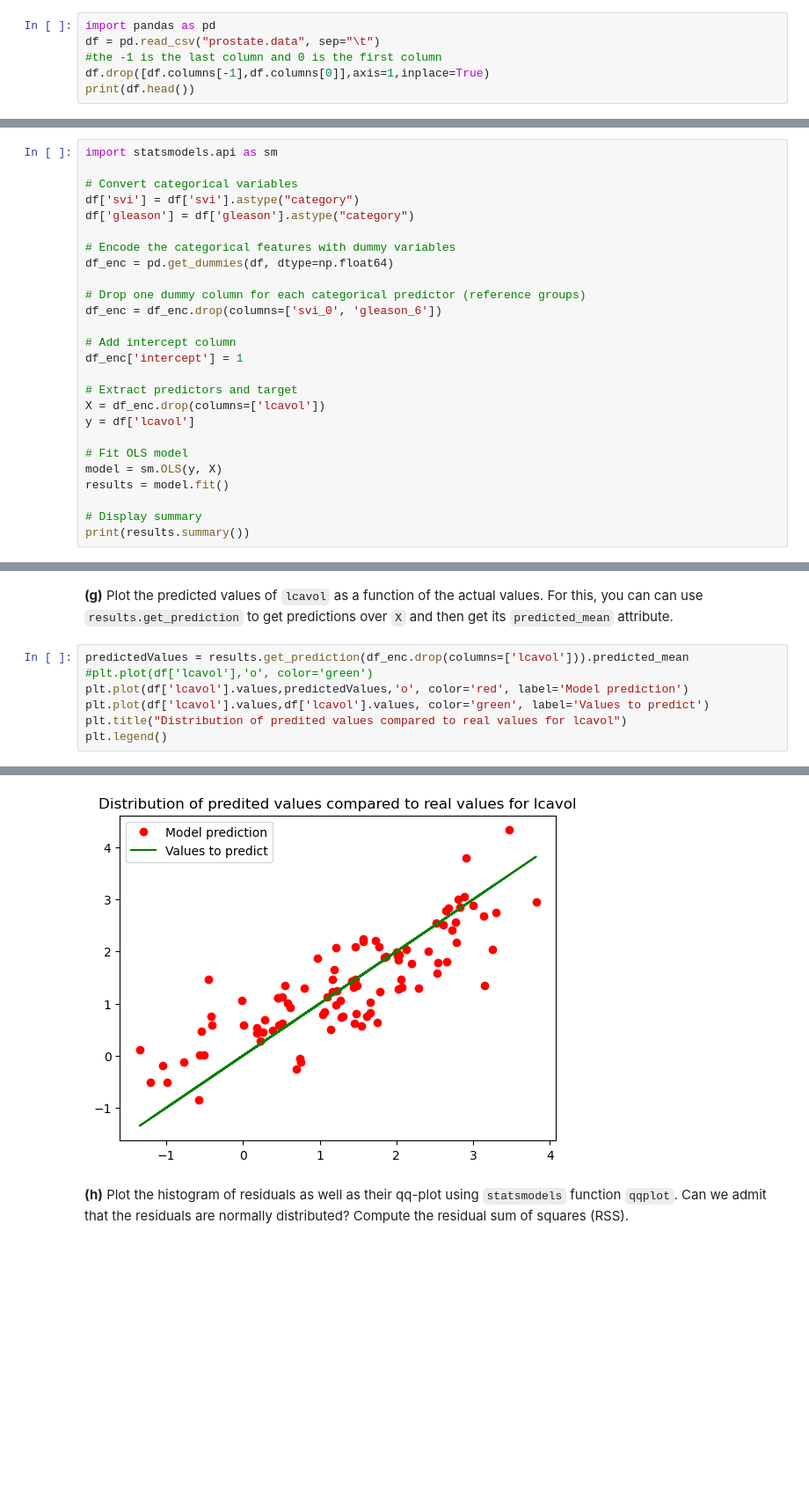
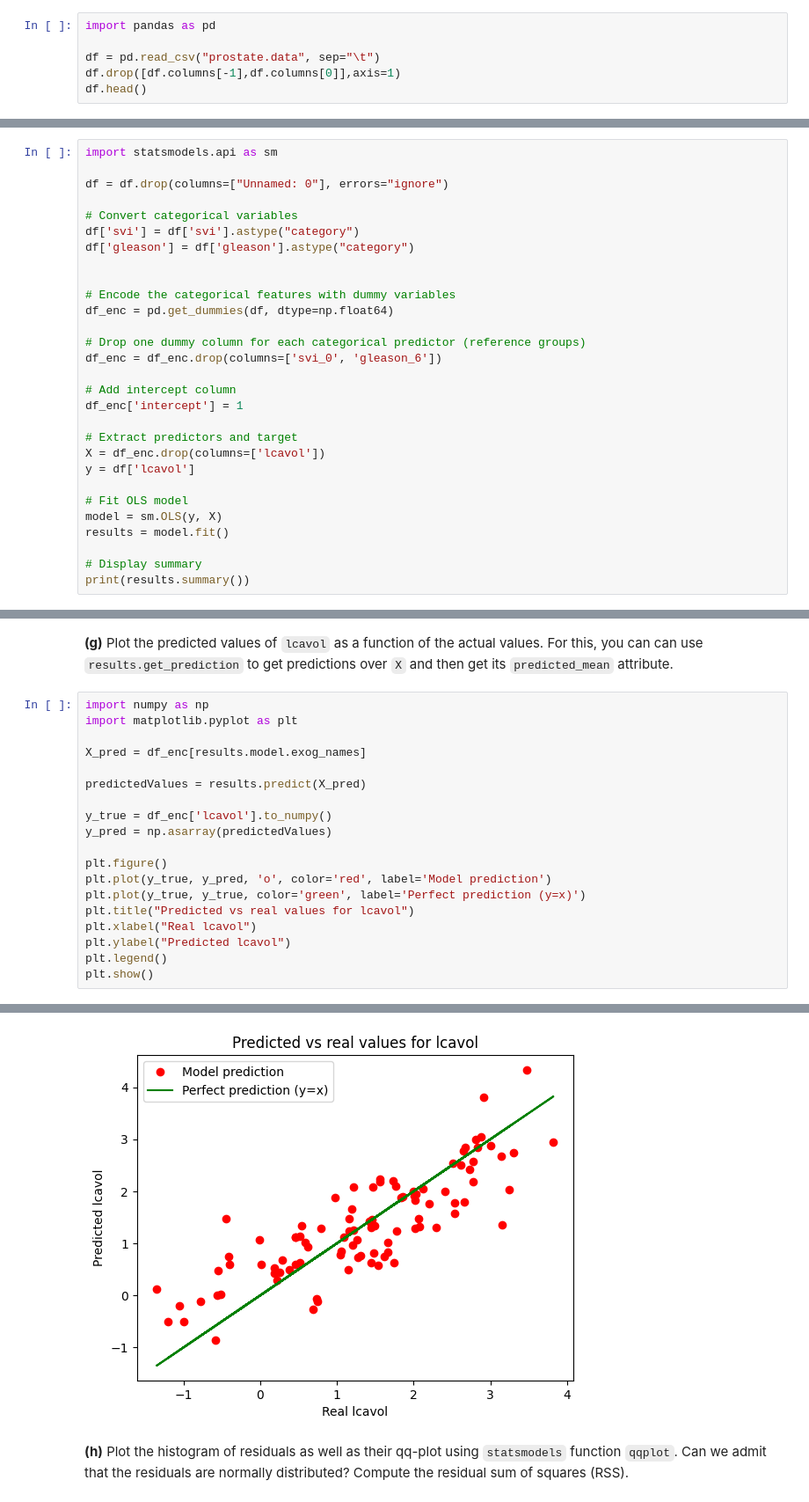
Before and after one commit to leozsc/TP1-ISLA, a Jupyter notebook: TP1/TP1.ipynb, the cells around one changed output, grey strips where cells are left out. Shown at 88% size. Cells and saved outputs as stored; diff of their text form; blank space fills up the shorter version.

```diff
--- a/TP1/TP1.ipynb
+++ b/TP1/TP1.ipynb
@@ -43,8 +43,8 @@ df = pd.read_csv("prostate.data", sep="\t")
 check how to use function `df.drop` to remove the first and last columns of `df` containing useless tags.
 # %%
 import pandas as pd
+
 df = pd.read_csv("prostate.data", sep="\t")
-#the -1 is the last column and 0 is the first column
-df.drop([df.columns[-1],df.columns[0]],axis=1,inplace=True)
-print(df.head())
+df.drop([df.columns[-1],df.columns[0]],axis=1)
+df.head()
 # %% [output]
@@ -409,10 +390,13 @@ Use command `results.sumary()` to get the statistical summary of the estimated c
 - Comment the overall results of the regression as well.
 # %%
 import statsmodels.api as sm
+
+df = df.drop(columns=["Unnamed: 0"], errors="ignore")
 
 # Convert categorical variables
 df['svi'] = df['svi'].astype("category")
 df['gleason'] = df['gleason'].astype("category")
+
 
 # Encode the categorical features with dummy variables
 df_enc = pd.get_dummies(df, dtype=np.float64)
@@ -610,10 +566,22 @@ Constant term    beta :  -1.4066540362715507  ;  p-values :  0.11136755941674226
 # %% [markdown]
 **(g)** Plot the predicted values of `lcavol` as a function of the actual values. For this, you can can use `results.get_prediction` to get predictions over `X` and then get its `predicted_mean` attribute.
 # %%
-predictedValues = results.get_prediction(df_enc.drop(columns=['lcavol'])).predicted_mean
-#plt.plot(df['lcavol'],'o', color='green')
-plt.plot(df['lcavol'].values,predictedValues,'o', color='red', label='Model prediction')
-plt.plot(df['lcavol'].values,df['lcavol'].values, color='green', label='Values to predict')
-plt.title("Distribution of predited values compared to real values for lcavol")
+import numpy as np
+import matplotlib.pyplot as plt
+
+X_pred = df_enc[results.model.exog_names]
+
+predictedValues = results.predict(X_pred)
+
+y_true = df_enc['lcavol'].to_numpy()
+y_pred = np.asarray(predictedValues)
+
+plt.figure()
+plt.plot(y_true, y_pred, 'o', color='red', label='Model prediction')
+plt.plot(y_true, y_true, color='green', label='Perfect prediction (y=x)')
+plt.title("Predicted vs real values for lcavol")
+plt.xlabel("Real lcavol")
+plt.ylabel("Predicted lcavol")
 plt.legend()
+plt.show()
 # %% [output]
@@ -621,3 +588,3 @@ plt.legend()
-[figure, old version]
+[figure, new version]
 # %% [markdown]
 **(h)** Plot the histogram of residuals as well as their qq-plot using `statsmodels` function `qqplot`. Can we admit that the residuals are normally distributed? Compute the residual sum of squares (RSS).
```
Also changed, not shown: parts of 21 cells of this notebook.
